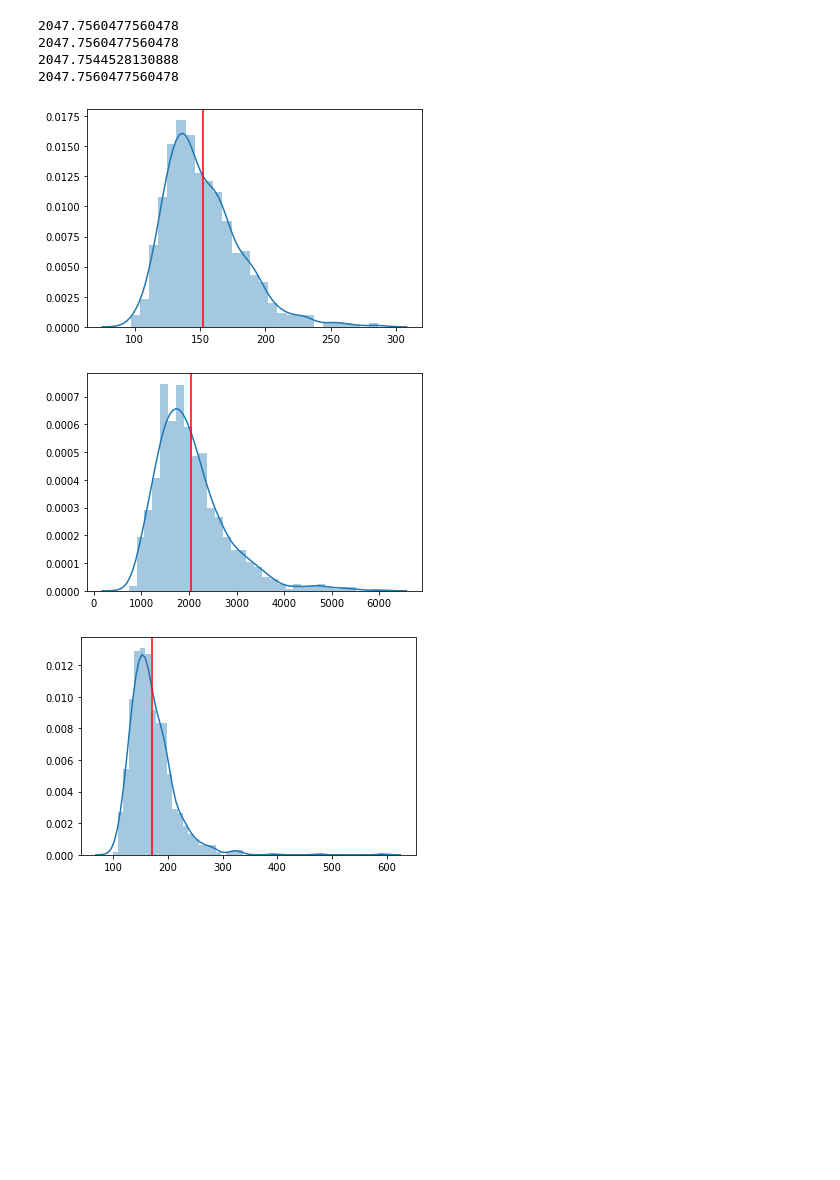
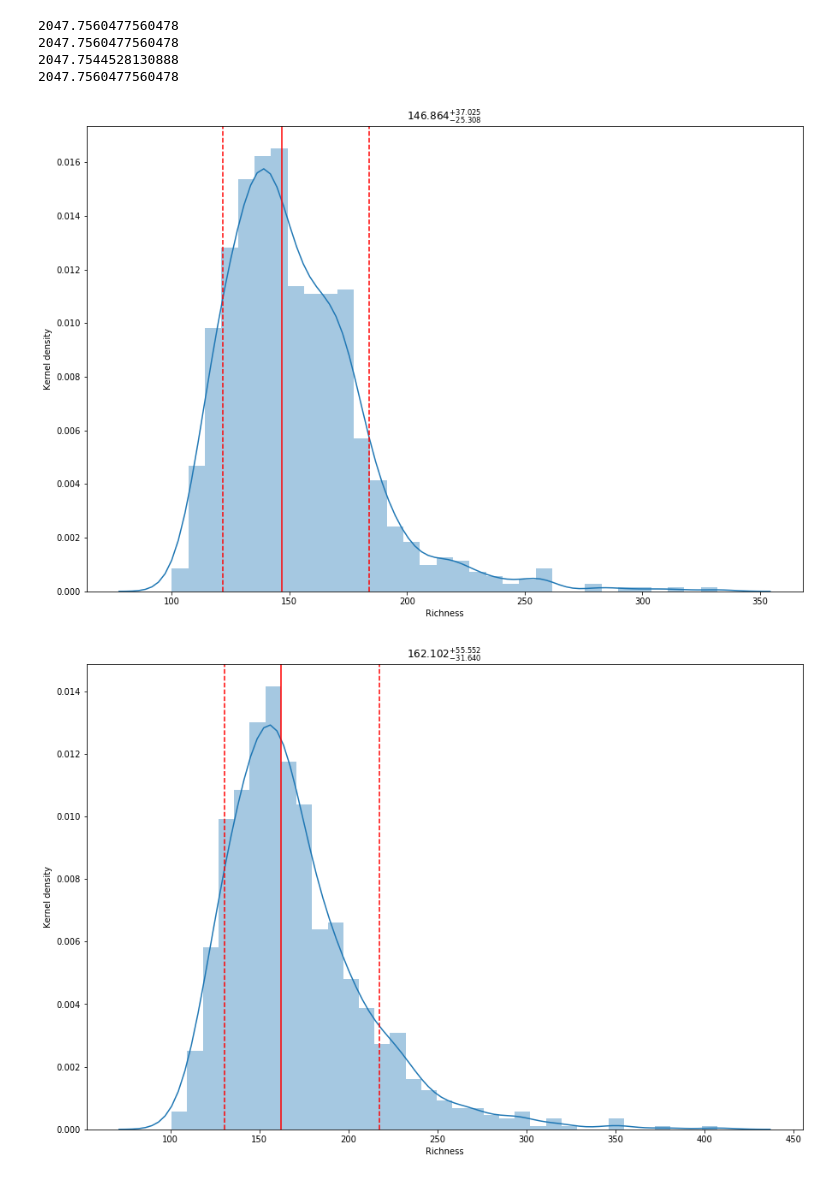
Before and after one commit to mikekestemont/copia, a Jupyter notebook: quickstart.ipynb, the cells around one changed output. Drawn from its saved outputs; the diff is of its cells as text; code cells hidden in the pictures; blank space fills up the shorter version.

Commit message:
autoplot: density + CI

```diff
--- a/quickstart.ipynb
+++ b/quickstart.ipynb
@@ -63,18 +69,13 @@ print(richness(abundance, method='minsample', solver='grid', tolerance=1e-10))
 # %%
-estimate = richness(abundance, method='chao1', CI=True)
-sb.distplot(estimate['bootstrap'])
-plt.axvline(estimate['richness'], color='red');
+#estimate = richness(abundance, method='egghe_proot', CI=True)
+#sb.distplot(estimate['bootstrap'])
+#plt.axvline(estimate['richness'], color='red');
-# %% [output]
-[figure, removed]
-# %%
-estimate = richness(abundance, method='minsample', solver='fsolve', CI=True)
-sb.distplot(estimate['bootstrap'])
-plt.axvline(estimate['richness'], color='red');
-# %% [output]
-[figure, removed]
-# %%
-estimate = richness(abundance, method='egghe_proot', CI=True)
-sb.distplot(estimate['bootstrap'])
-plt.axvline(estimate['richness'], color='red');
-# %% [output]
-[figure, removed]
+# %%
+from copia.plot import autoplot as plot
+estimate = richness(abundance, method='chao1', CI=True)
+plot(estimate)
+estimate = richness(abundance, method='egghe_proot', CI=True)
+plot(estimate)
+# %% [output]
+[figure, added]
+[figure, added]
```
Also changed, not shown: parts of 3 cells of this notebook, 2 other files.
